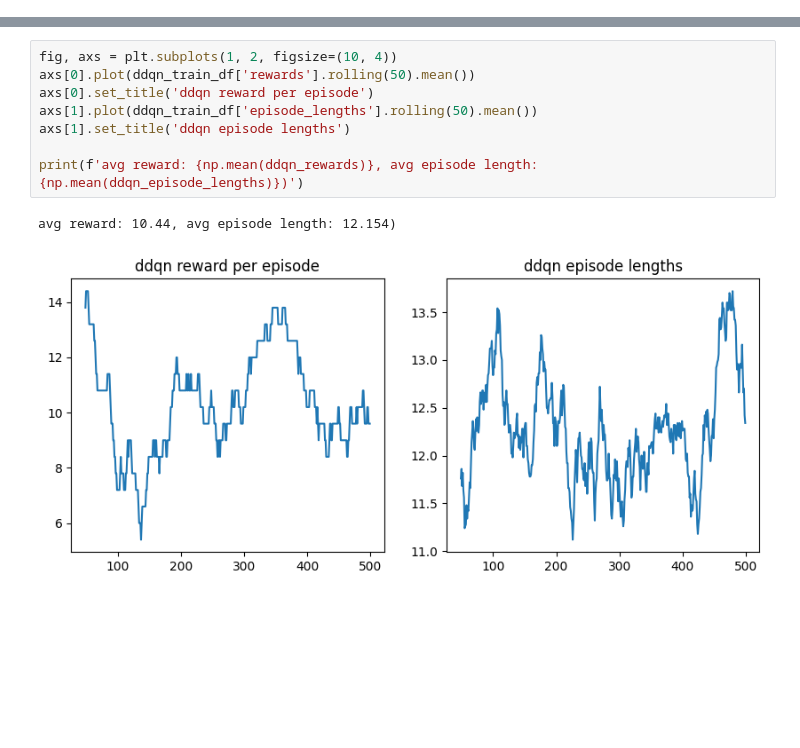
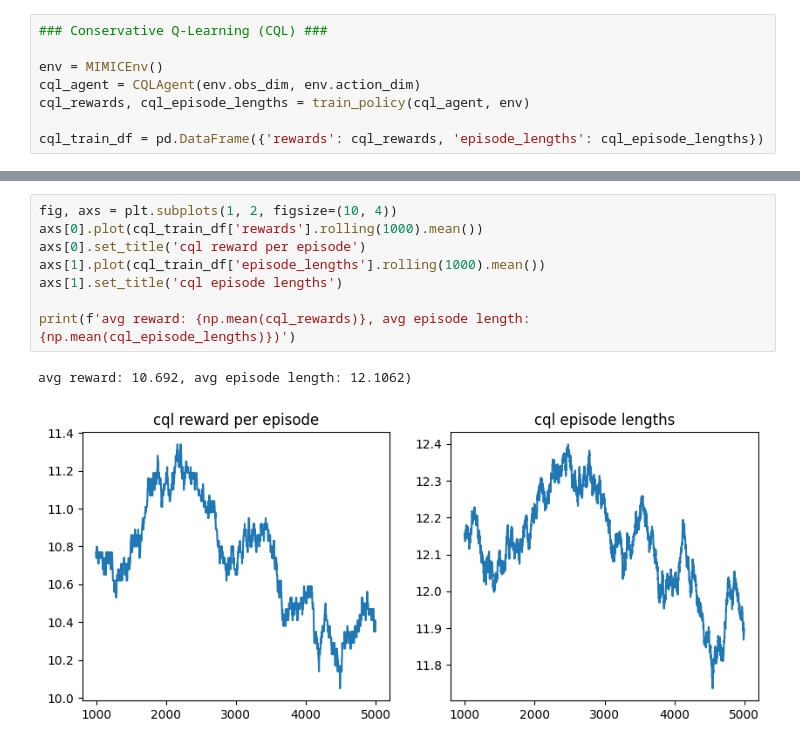
Before and after one commit to weissguy/rl-sepsis, a Jupyter notebook: mimic_policies.ipynb, the cells around one changed output, grey strips where cells are left out. Drawn from its saved outputs; the diff is of its cells as text; blank space fills up the shorter version.

```diff
--- a/mimic_policies.ipynb
+++ b/mimic_policies.ipynb
@@ -94,0 +166,8 @@ ddqn_train_df = pd.DataFrame({'rewards': ddqn_rewards, 'episode_lengths': ddqn_e
+# %%
+### Conservative Q-Learning (CQL) ###
+
+env = MIMICEnv()
+cql_agent = CQLAgent(env.obs_dim, env.action_dim)
+cql_rewards, cql_episode_lengths = train_policy(cql_agent, env)
+
+cql_train_df = pd.DataFrame({'rewards': cql_rewards, 'episode_lengths': cql_episode_lengths})
@@ -95,11 +177,11 @@ ddqn_train_df = pd.DataFrame({'rewards': ddqn_rewards, 'episode_lengths': ddqn_e
 # %%
 fig, axs = plt.subplots(1, 2, figsize=(10, 4))
-axs[0].plot(ddqn_train_df['rewards'].rolling(50).mean())
-axs[0].set_title('ddqn reward per episode')
-axs[1].plot(ddqn_train_df['episode_lengths'].rolling(50).mean())
-axs[1].set_title('ddqn episode lengths')
+axs[0].plot(cql_train_df['rewards'].rolling(1000).mean())
+axs[0].set_title('cql reward per episode')
+axs[1].plot(cql_train_df['episode_lengths'].rolling(1000).mean())
+axs[1].set_title('cql episode lengths')
 
-print(f'avg reward: {np.mean(ddqn_rewards)}, avg episode length: {np.mean(ddqn_episode_lengths)})')
+print(f'avg reward: {np.mean(cql_rewards)}, avg episode length: {np.mean(cql_episode_lengths)})')
 # %% [output]
-avg reward: 10.44, avg episode length: 12.154)
+avg reward: 10.692, avg episode length: 12.1062)
-[figure, old version]
+[figure, new version]
```
Also changed, not shown: parts of 16 cells of this notebook, 6 other files.
